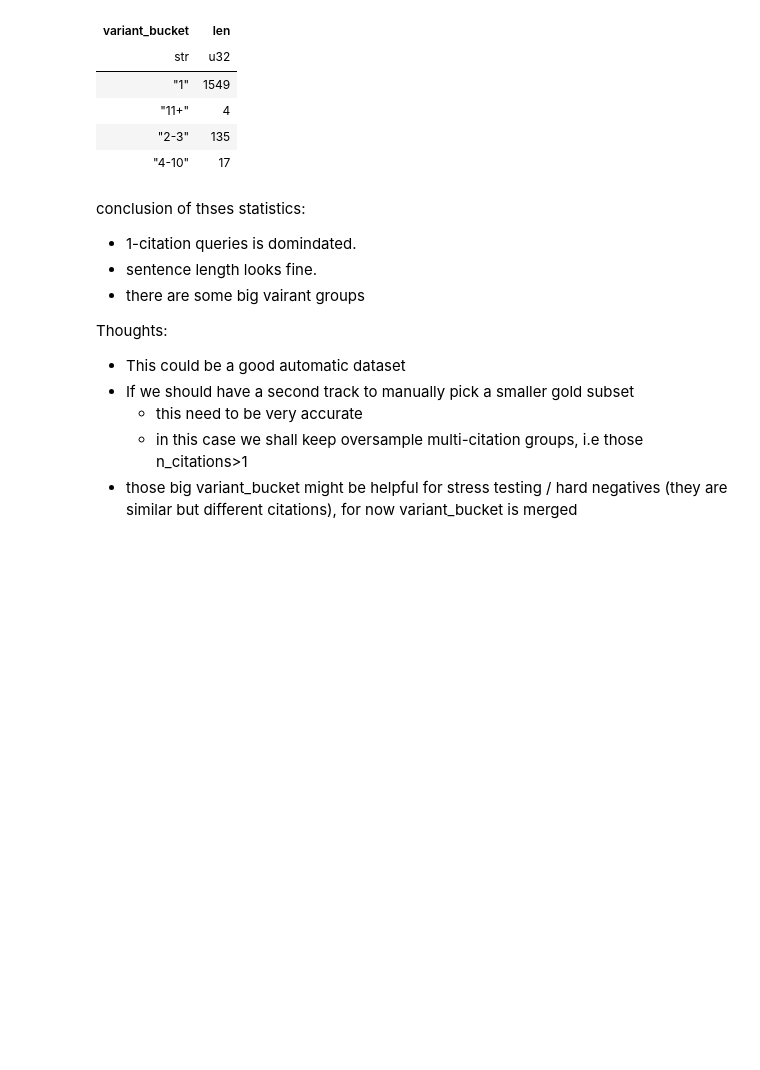
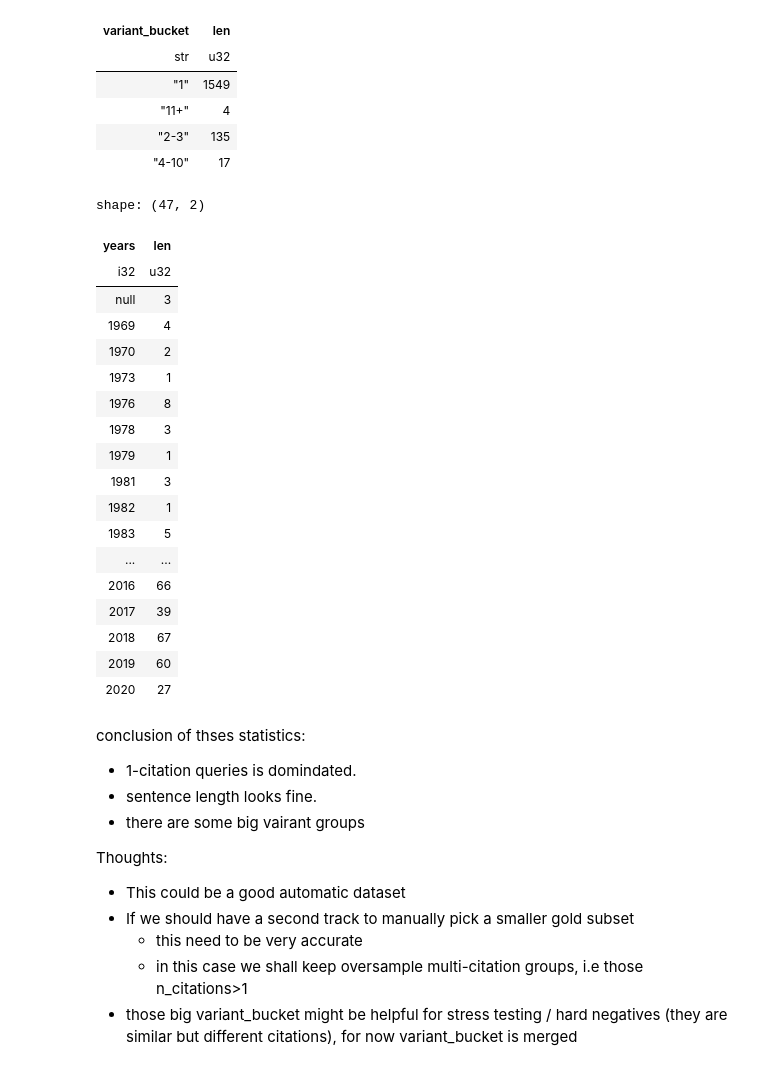
Before and after one commit to fulaibaowang/dictycite, a Jupyter notebook: notebooks/dastasets.ipynb, the cells around one changed output. Cells and saved outputs as stored; diff of their text form; code cells hidden in the pictures; blank space fills up the shorter version.

```diff
--- a/notebooks/dastasets.ipynb
+++ b/notebooks/dastasets.ipynb
@@ -1222,6 +1296,37 @@ shape: (4, 2)
 | "11+" | 4 |
 | "2-3" | 135 |
 | "4-10" | 17 |
+# %%
+# year
+year_dist = (
+    gold
+    .select(["group_claim_id", "years"])
+    .explode("years")
+    .group_by("years")
+    .len()
+    .sort("years")
+)
+year_dist
+# %% [output]
+shape: (47, 2)
+| years | len |
+| i32 | u32 |
+| null | 3 |
+| 1969 | 4 |
+| 1970 | 2 |
+| 1973 | 1 |
+| 1976 | 8 |
+| 1978 | 3 |
+| 1979 | 1 |
+| 1981 | 3 |
+| 1982 | 1 |
+| 1983 | 5 |
+| ... | ... |
+| 2016 | 66 |
+| 2017 | 39 |
+| 2018 | 67 |
+| 2019 | 60 |
+| 2020 | 27 |
 # %% [markdown]
 conclusion of thses statistics:
 - 1-citation queries is domindated.
```
Also changed, not shown: parts of 7 cells of this notebook.
